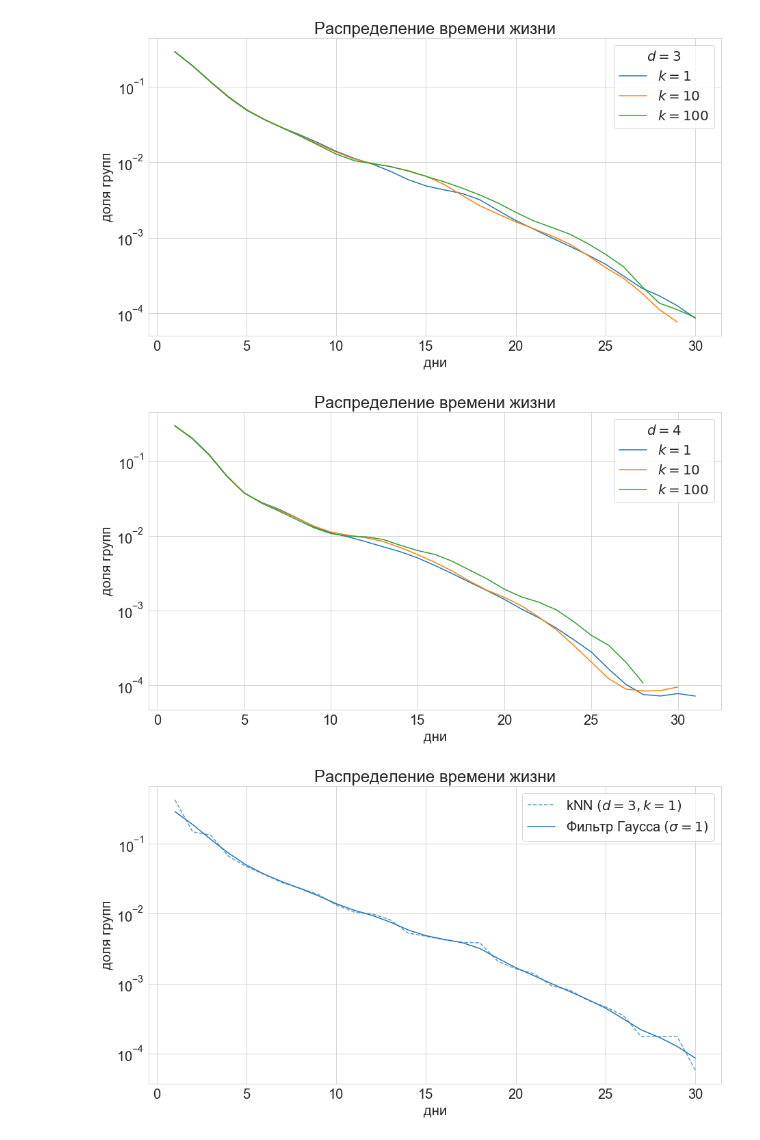
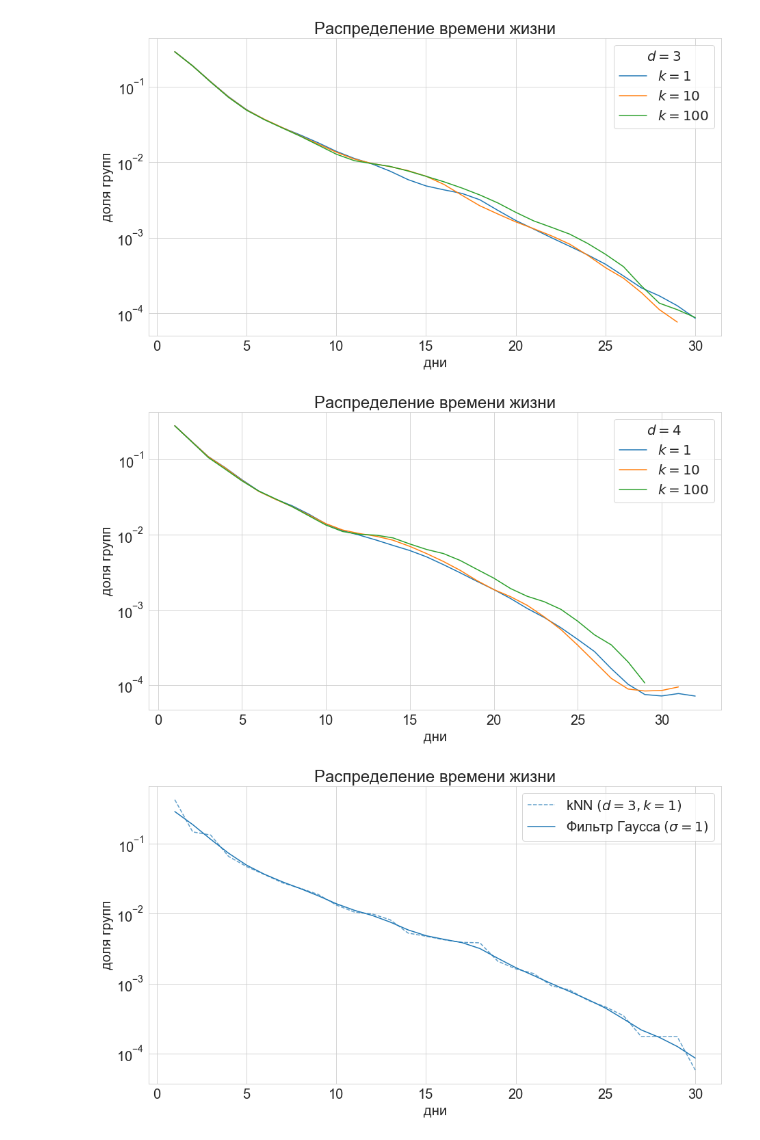
Before and after one commit to isadrtdinov/Solar-Activity, a Jupyter notebook: experiments.ipynb, the cells around one changed output. Drawn from its saved outputs; the diff is of its cells as text; code cells hidden in the pictures.

```diff
--- a/experiments.ipynb
+++ b/experiments.ipynb
@@ -427,7 +429,7 @@ plt.show()
 # %%
 plt.figure(figsize=(15, 8))
 for j, k in enumerate([1, 10, 100]):
-    lifetimes = lifetime_distr(histories_to_predict[1], , left_mask[1], right_mask[1],
+    lifetimes = lifetime_distr(histories_to_predict[1], train_histories, left_mask[1], right_mask[1],
                                max_dim=3, n_neighbors=k)
     dates = np.arange(1, lifetimes.size + 1)
     lifetimes = np.exp(gaussian_filter1d(np.log(lifetimes), 1))
@@ -445,21 +447,21 @@ plt.show()
 # %%
 plt.figure(figsize=(15, 8))
 for j, k in enumerate([1, 10, 100]):
-    lifetimes = lifetime_distr(histories_to_predict[1], left_mask[1], right_mask[1],
+    lifetimes = lifetime_distr(histories_to_predict[2], train_histories, left_mask[2], right_mask[2],
                                max_dim=4, n_neighbors=k)
     dates = np.arange(1, lifetimes.size + 1)
     lifetimes = np.exp(gaussian_filter1d(np.log(lifetimes), 1))
     sns.lineplot(dates, lifetimes, label='$k={}$'.format(k))
 
 plt.yscale('log')
 plt.xlabel('дни')
 plt.ylabel('доля групп')
 plt.legend(title='$d=4$')
 plt.title('Распределение времени жизни')
 plt.savefig('images/params/lifetime (d=4)')
 plt.show()
 # %% [output]
-[figure, old version]
+[figure, new version]
 # %%
 plt.figure(figsize=(15, 8))
 lifetimes = lifetime_distr(histories_to_predict[1], left_mask[1], right_mask[1],
```
Also changed, not shown: parts of 7 cells of this notebook, 12 other files.
